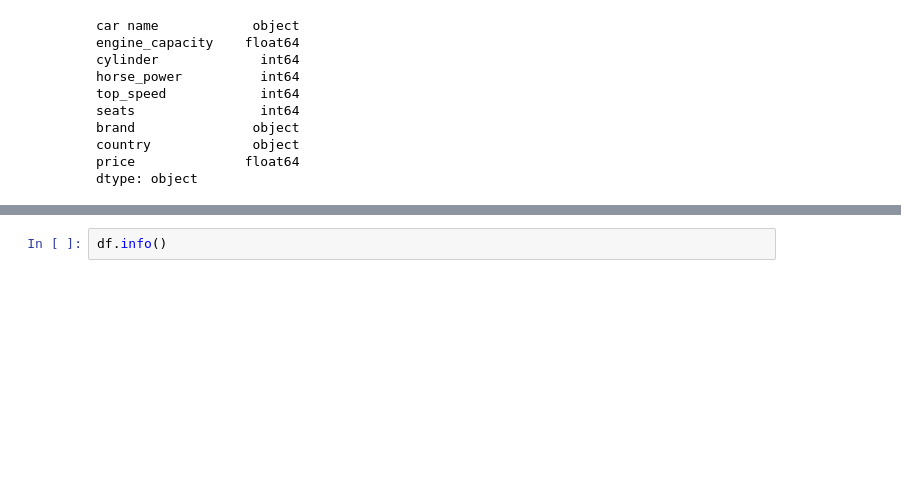
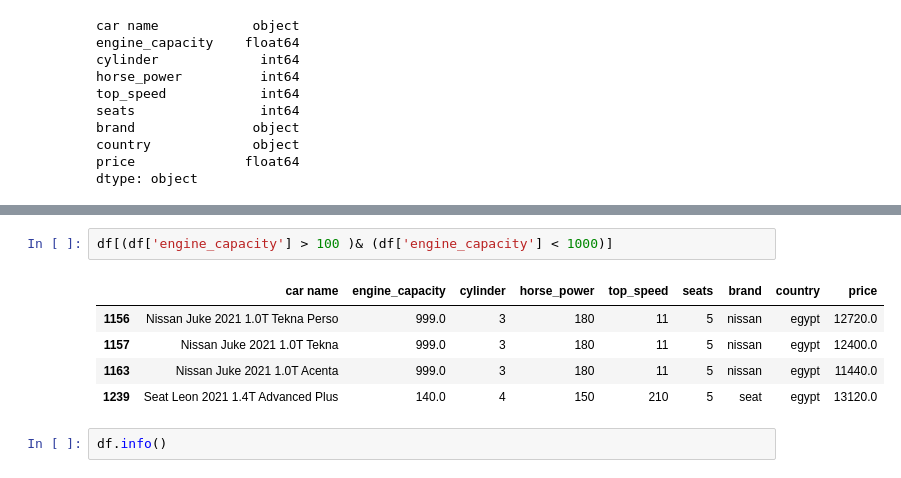
Before and after one commit to yazan6546/Regression-Analysis-and-Model-Selection, a Jupyter notebook: main.ipynb, the cells around one changed output, grey strips where cells are left out. Cells and saved outputs as stored; diff of their text form; blank space fills up the shorter version.

```diff
--- a/main.ipynb
+++ b/main.ipynb
@@ -569,3 +586,11 @@ df['top_speed'].plot(kind='box')
+# %%
+df[(df['engine_capacity'] > 100 )& (df['engine_capacity'] < 1000)]
+# %% [output]
+|  | car name | engine_capacity | cylinder | horse_power | top_speed | seats | brand | country | price |
+| 1156 | Nissan Juke 2021 1.0T Tekna Perso | 999.0 | 3 | 180 | 11 | 5 | nissan | egypt | 12720.0 |
+| 1157 | Nissan Juke 2021 1.0T Tekna | 999.0 | 3 | 180 | 11 | 5 | nissan | egypt | 12400.0 |
+| 1163 | Nissan Juke 2021 1.0T Acenta | 999.0 | 3 | 180 | 11 | 5 | nissan | egypt | 11440.0 |
+| 1239 | Seat Leon 2021 1.4T Advanced Plus | 140.0 | 4 | 150 | 210 | 5 | seat | egypt | 13120.0 |
 # %%
 df.info()
 # %% [output]
```
Also changed, not shown: parts of 6 cells of this notebook.
